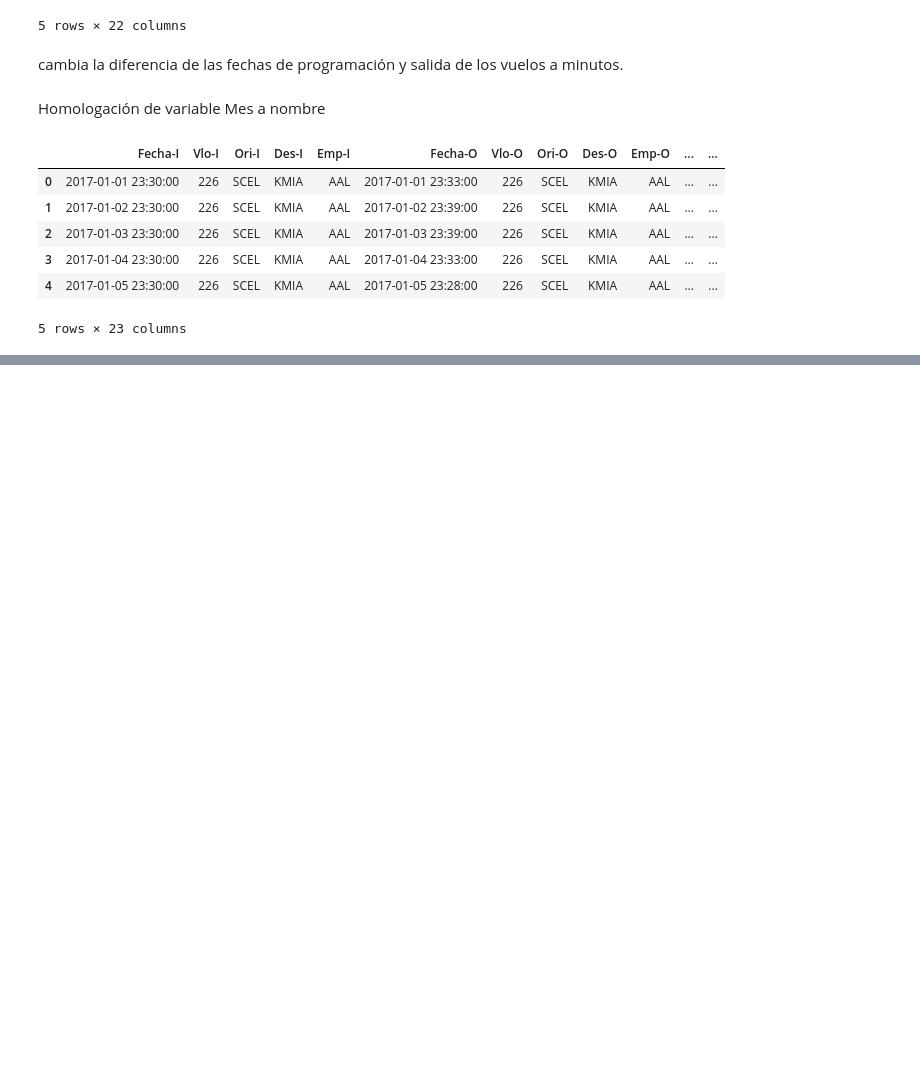
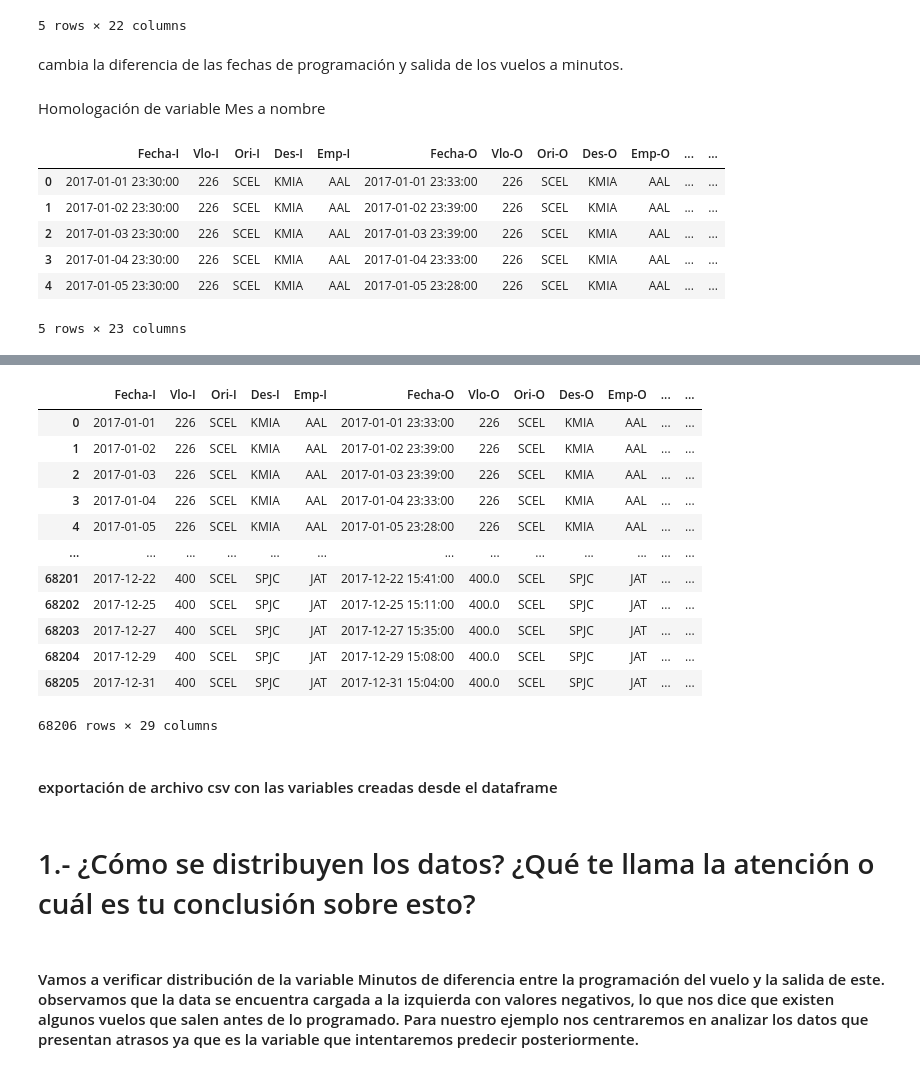
Before and after one commit to andresfuentes007/NTTDATA, a Jupyter notebook: Test_solution_1.ipynb, the cells around one changed output, grey strips where cells are left out. Saved outputs shown, nothing was run; the diff lists cells and outputs as text; code cells hidden in the pictures; blank space fills up the shorter version.

```diff
--- a/Test_solution_1.ipynb
+++ b/Test_solution_1.ipynb
@@ -152,0 +258,21 @@ datos.head()
+# %%
+datos_test['Fecha-I'] = datos_test['Fecha-I'].dt.normalize()
+datos_test = datos_test.merge(feriados, how='left', left_on='Fecha-I', right_on = 'Fecha-I')
+datos_test['Feriado'] = np.where(datos_test['Feriado'].isnull(),'No Feriado','Feriado')
+datos_test
+# %% [output]
+|  | Fecha-I | Vlo-I | Ori-I | Des-I | Emp-I | Fecha-O | Vlo-O | Ori-O | Des-O | Emp-O | ... | ... |
+| 0 | 2017-01-01 | 226 | SCEL | KMIA | AAL | 2017-01-01 23:33:00 | 226 | SCEL | KMIA | AAL | ... | ... |
+| 1 | 2017-01-02 | 226 | SCEL | KMIA | AAL | 2017-01-02 23:39:00 | 226 | SCEL | KMIA | AAL | ... | ... |
+| 2 | 2017-01-03 | 226 | SCEL | KMIA | AAL | 2017-01-03 23:39:00 | 226 | SCEL | KMIA | AAL | ... | ... |
+| 3 | 2017-01-04 | 226 | SCEL | KMIA | AAL | 2017-01-04 23:33:00 | 226 | SCEL | KMIA | AAL | ... | ... |
+| 4 | 2017-01-05 | 226 | SCEL | KMIA | AAL | 2017-01-05 23:28:00 | 226 | SCEL | KMIA | AAL | ... | ... |
+| ... | ... | ... | ... | ... | ... | ... | ... | ... | ... | ... | ... | ... |
+| 68201 | 2017-12-22 | 400 | SCEL | SPJC | JAT | 2017-12-22 15:41:00 | 400.0 | SCEL | SPJC | JAT | ... | ... |
+| 68202 | 2017-12-25 | 400 | SCEL | SPJC | JAT | 2017-12-25 15:11:00 | 400.0 | SCEL | SPJC | JAT | ... | ... |
+| 68203 | 2017-12-27 | 400 | SCEL | SPJC | JAT | 2017-12-27 15:35:00 | 400.0 | SCEL | SPJC | JAT | ... | ... |
+| 68204 | 2017-12-29 | 400 | SCEL | SPJC | JAT | 2017-12-29 15:08:00 | 400.0 | SCEL | SPJC | JAT | ... | ... |
+| 68205 | 2017-12-31 | 400 | SCEL | SPJC | JAT | 2017-12-31 15:04:00 | 400.0 | SCEL | SPJC | JAT | ... | ... |
+68206 rows × 29 columns
+# %% [markdown]
+#### exportación de archivo csv con las variables creadas desde el dataframe
@@ -152,0 +294,2 @@ datos.head()
+# %% [markdown]
+# 1.- ¿Cómo se distribuyen los datos? ¿Qué te llama la atención o cuál es tu conclusión sobre esto?
@@ -152,0 +308,2 @@ datos.head()
+# %% [markdown]
+#### Vamos a verificar distribución de la variable Minutos de diferencia entre la programación del vuelo y la salida de este. observamos que la data se encuentra cargada a la izquierda con valores negativos, lo que nos dice que existen algunos vuelos que salen antes de lo programado. Para nuestro ejemplo nos centraremos en analizar los datos que presentan atrasos ya que es la variable que intentaremos predecir posteriormente.
```
Also changed, not shown: parts of 35 cells of this notebook.
